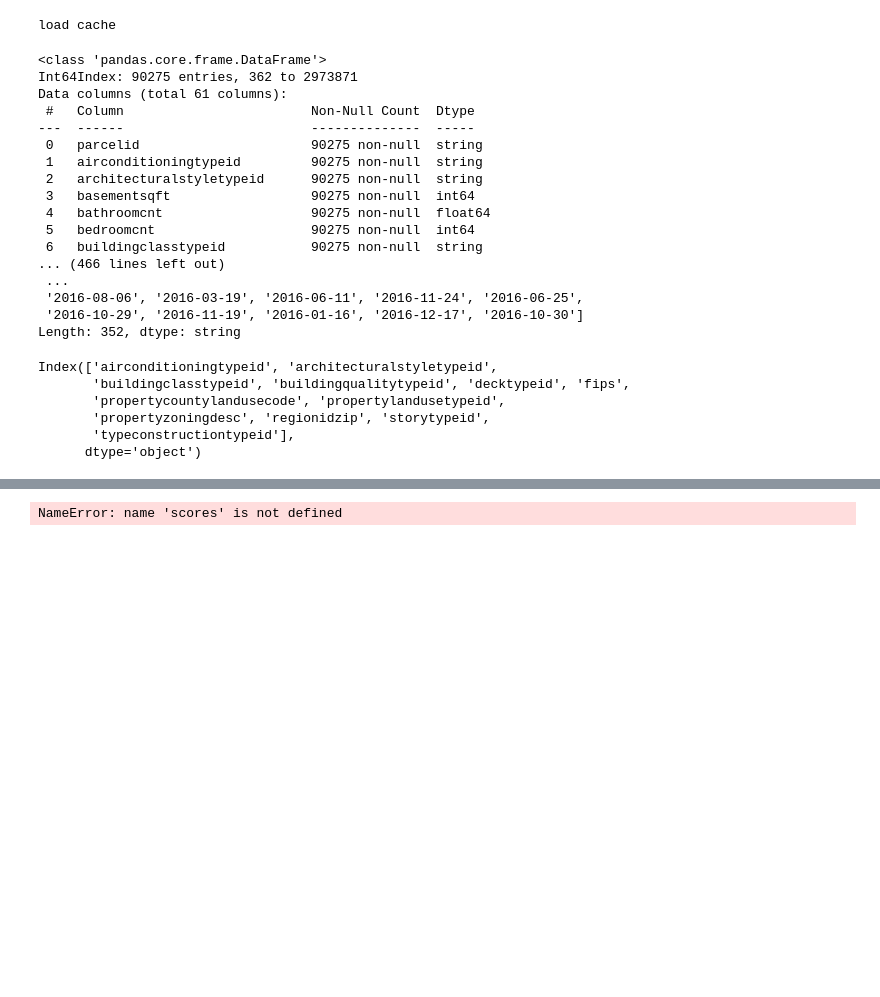
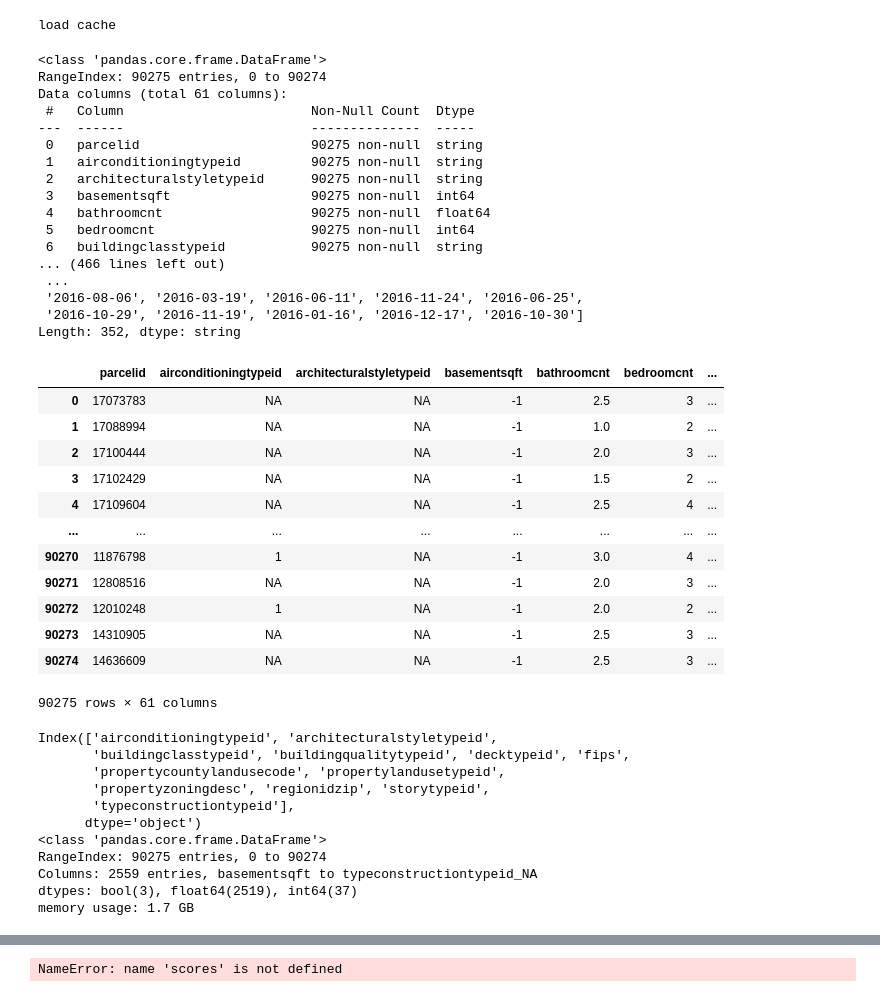
Before and after one commit to eufmike/zillow_kaggle, a Jupyter notebook: modeling.ipynb, the cells around one changed output, grey strips where cells are left out. Cells and saved outputs as stored; diff of their text form; code cells hidden in the pictures; blank space fills up the shorter version.

```diff
--- a/modeling.ipynb
+++ b/modeling.ipynb
@@ -28,26 +28,41 @@ def printunique(df):
     return
 # %%
 df_2016 = df[df['year_data'] == 2016]
+df_2016.reset_index(inplace=True, drop=True)
 df_2016.info()
 printunique(df_2016)
+display(df_2016)
 # %% [output]
 <class 'pandas.core.frame.DataFrame'>
-Int64Index: 90275 entries, 362 to 2973871
+RangeIndex: 90275 entries, 0 to 90274
 Data columns (total 61 columns):
  #   Column                        Non-Null Count  Dtype
 ---  ------                        --------------  -----
  0   parcelid                      90275 non-null  string
  1   airconditioningtypeid         90275 non-null  string
  2   architecturalstyletypeid      90275 non-null  string
  3   basementsqft                  90275 non-null  int64
  4   bathroomcnt                   90275 non-null  float64
  5   bedroomcnt                    90275 non-null  int64
  6   buildingclasstypeid           90275 non-null  string
 ... (466 lines left out)
  ...
  '2016-08-06', '2016-03-19', '2016-06-11', '2016-11-24', '2016-06-25',
  '2016-10-29', '2016-11-19', '2016-01-16', '2016-12-17', '2016-10-30']
 Length: 352, dtype: string
+|  | parcelid | airconditioningtypeid | architecturalstyletypeid | basementsqft | bathroomcnt | bedroomcnt | ... |
+| 0 | 17073783 | NA | NA | -1 | 2.5 | 3 | ... |
+| 1 | 17088994 | NA | NA | -1 | 1.0 | 2 | ... |
+| 2 | 17100444 | NA | NA | -1 | 2.0 | 3 | ... |
+| 3 | 17102429 | NA | NA | -1 | 1.5 | 2 | ... |
+| 4 | 17109604 | NA | NA | -1 | 2.5 | 4 | ... |
+| ... | ... | ... | ... | ... | ... | ... | ... |
+| 90270 | 11876798 | 1 | NA | -1 | 3.0 | 4 | ... |
+| 90271 | 12808516 | NA | NA | -1 | 2.0 | 3 | ... |
+| 90272 | 12010248 | 1 | NA | -1 | 2.0 | 2 | ... |
+| 90273 | 14310905 | NA | NA | -1 | 2.5 | 3 | ... |
+| 90274 | 14636609 | NA | NA | -1 | 2.5 | 3 | ... |
+90275 rows × 61 columns
 # %%
 # https://www.theclickreader.com/random-forest-regression/
 from sklearn.preprocessing import OneHotEncoder # create one hot for strings
@@ -87,7 +102,8 @@ dfcolnms = enc.get_feature_names_out(df_string.columns)
 
 enc_df_string = pd.DataFrame(dfarray, columns = dfcolnms)
 
-X = enc_df_string
+X = pd.concat([df_nostring, enc_df_string], axis = 1)
+X.info()
 y = df_2016['logerror']
 # %% [output]
 Index(['airconditioningtypeid', 'architecturalstyletypeid',
@@ -96,3 +112,8 @@ Index(['airconditioningtypeid', 'architecturalstyletypeid',
        'propertyzoningdesc', 'regionidzip', 'storytypeid',
        'typeconstructiontypeid'],
       dtype='object')
+<class 'pandas.core.frame.DataFrame'>
+RangeIndex: 90275 entries, 0 to 90274
+Columns: 2559 entries, basementsqft to typeconstructiontypeid_NA
+dtypes: bool(3), float64(2519), int64(37)
+memory usage: 1.7 GB
```
Also changed, not shown: parts of 5 cells of this notebook, 1 other file.
